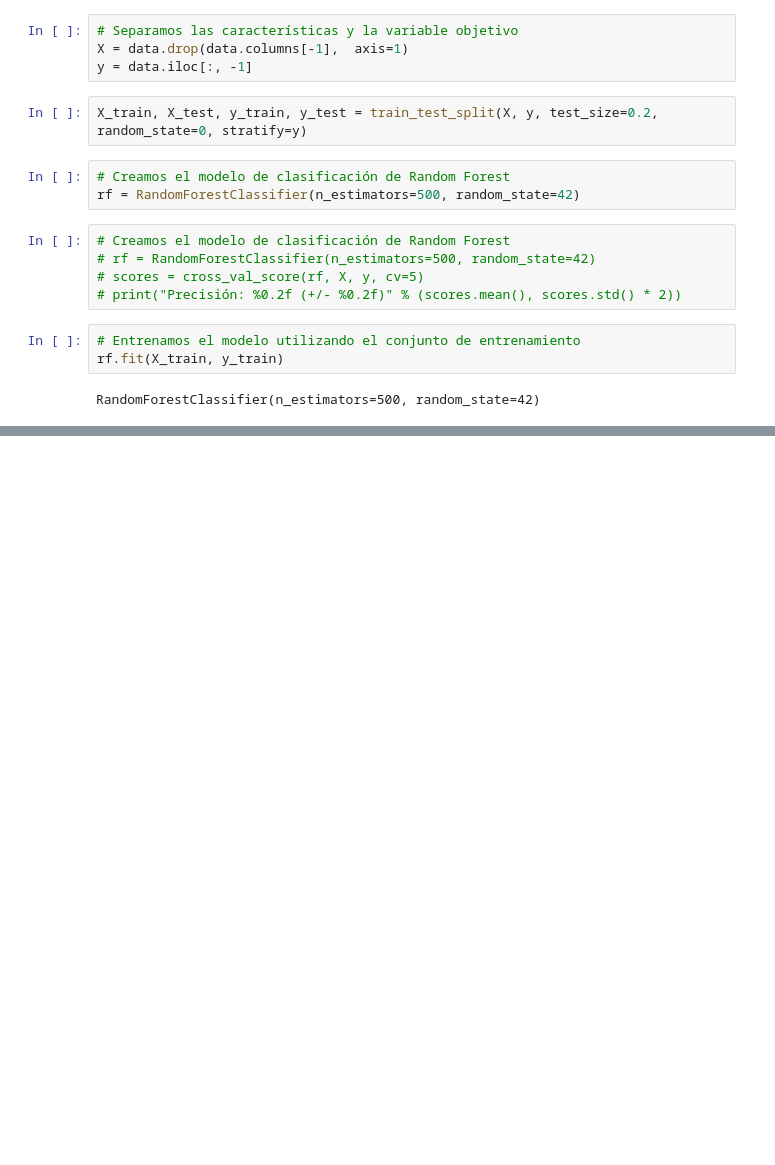
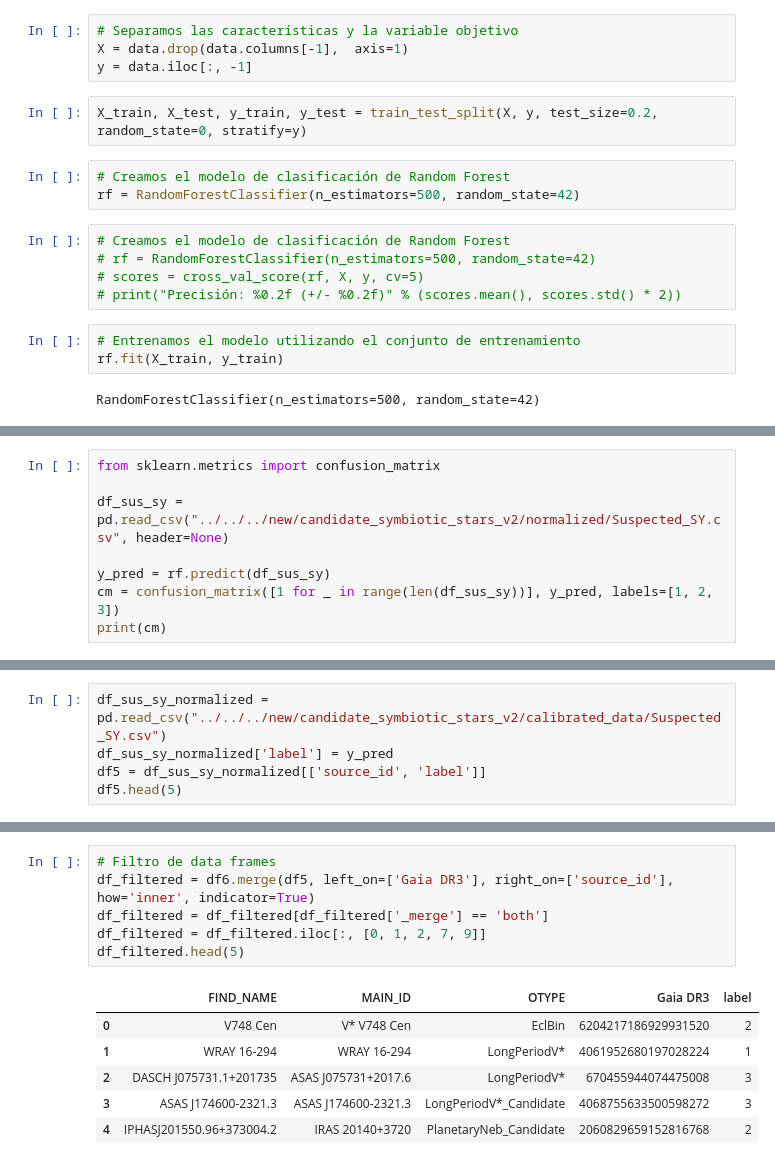
Before and after one commit to opcruz/gaiaDR3ML, a Jupyter notebook: GaiaXpy/random_forest/with_unbalanced_data/Random_Forest_SNG.ipynb, the cells around one changed output, grey strips where cells are left out. Drawn from its saved outputs; the diff is of its cells as text; blank space fills up the shorter version.

```diff
--- a/GaiaXpy/random_forest/with_unbalanced_data/Random_Forest_SNG.ipynb
+++ b/GaiaXpy/random_forest/with_unbalanced_data/Random_Forest_SNG.ipynb
@@ -70,0 +133,8 @@ Accuracy: 0.9922014622258326
+# %%
+from sklearn.metrics import confusion_matrix
+
+df_sus_sy = pd.read_csv("../../../new/candidate_symbiotic_stars_v2/normalized/Suspected_SY.csv", header=None)
+
+y_pred = rf.predict(df_sus_sy)
+cm = confusion_matrix([1 for _ in range(len(df_sus_sy))], y_pred, labels=[1, 2, 3])
+print(cm)
@@ -70,0 +145,5 @@ Accuracy: 0.9922014622258326
+# %%
+df_sus_sy_normalized = pd.read_csv("../../../new/candidate_symbiotic_stars_v2/calibrated_data/Suspected_SY.csv")
+df_sus_sy_normalized['label'] = y_pred
+df5 = df_sus_sy_normalized[['source_id', 'label']]
+df5.head(5)
@@ -70,0 +167,13 @@ Accuracy: 0.9922014622258326
+# %%
+# Filtro de data frames
+df_filtered = df6.merge(df5, left_on=['Gaia DR3'], right_on=['source_id'], how='inner', indicator=True)
+df_filtered = df_filtered[df_filtered['_merge'] == 'both']
+df_filtered = df_filtered.iloc[:, [0, 1, 2, 7, 9]]
+df_filtered.head(5)
+# %% [output]
+|  | FIND_NAME | MAIN_ID | OTYPE | Gaia DR3 | label |
+| 0 | V748 Cen | V* V748 Cen | EclBin | 6204217186929931520 | 2 |
+| 1 | WRAY 16-294 | WRAY 16-294 | LongPeriodV* | 4061952680197028224 | 1 |
+| 2 | DASCH J075731.1+201735 | ASAS J075731+2017.6 | LongPeriodV* | 670455944074475008 | 3 |
+| 3 | ASAS J174600-2321.3 | ASAS J174600-2321.3 | LongPeriodV*_Candidate | 4068755633500598272 | 3 |
+| 4 | IPHASJ201550.96+373004.2 | IRAS 20140+3720 | PlanetaryNeb_Candidate | 2060829659152816768 | 2 |
```
Also changed, not shown: parts of 15 cells of this notebook, 6 other files.
